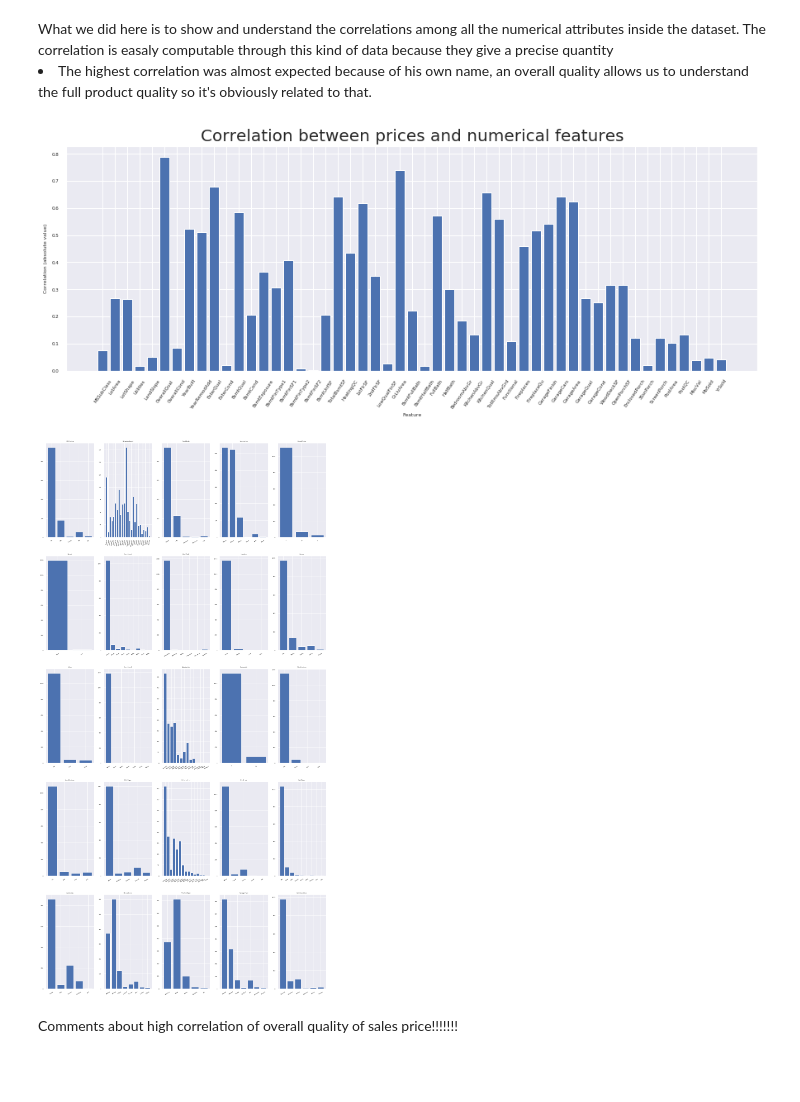
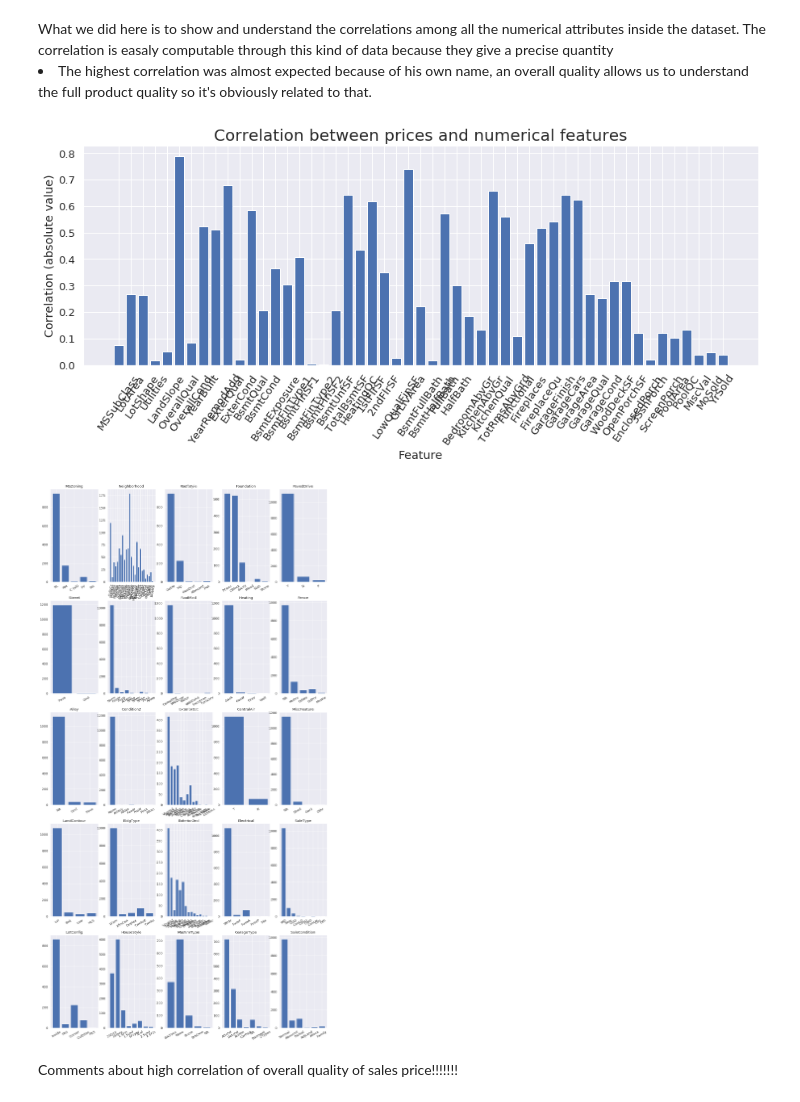
Before and after one commit to pietrOrtuso/Algorithmic-Machine-Learning, a Jupyter notebook: Challenges/House_Pricing/house_pricing_challenge.ipynb, the cells around one changed output. Cells and saved outputs as stored; diff of their text form; code cells hidden in the pictures; blank space fills up the shorter version.

```diff
--- a/Challenges/House_Pricing/house_pricing_challenge.ipynb
+++ b/Challenges/House_Pricing/house_pricing_challenge.ipynb
@@ -159,9 +162,9 @@ for column in list(train_data_num):
         print(column)
 
 
-train_data_num.LotFrontage = train_data.LotFrontage.replace(to_replace="NA",value = "0")
-train_data_num.MasVnrArea = train_data.MasVnrArea.replace(to_replace="NA",value = "0")
-train_data_num.GarageYrBlt = train_data.GarageYrBlt.replace(to_replace="NA",value = "0")
+train_data_num.LotFrontage = train_data_num.LotFrontage.replace(to_replace="NA",value = "0")
+train_data_num.MasVnrArea = train_data_num.MasVnrArea.replace(to_replace="NA",value = "0")
+train_data_num.GarageYrBlt = train_data_num.GarageYrBlt.replace(to_replace="NA",value = "0")
 # %% [output]
 LotFrontage
 Alley
@@ -196,12 +196,12 @@ REMEMBER TO MAKE AN ATTEMPT WITHOUT REMOVING RECORDS!
 house_data_num = pd.concat([train_data_num, prices], axis = 1)
 # %%
 corr = house_data_num.corr()
-top_corr_cols = corr[abs((corr.SalePrice)>=.26)].SalePrice.sort_values(ascending=False).keys() #take higher correlation, get rid of very low ones
+top_corr_cols = corr[abs((corr.SalePrice)>=.20)].SalePrice.sort_values(ascending=False).keys() #take higher correlation, get rid of very low ones
 top_corr = corr.loc[top_corr_cols, top_corr_cols]
 dropSelf = np.zeros_like(top_corr)    #fill of zero a matrix of the same shape of topcorr
 dropSelf[np.triu_indices_from(dropSelf)] = True
 plt.figure(figsize=(20, 20))
 sns.heatmap(top_corr, cmap=sns.diverging_palette(220, 10, as_cmap=True), annot=True, fmt=".2f", mask=dropSelf)
-sns.set(font_scale=0.5)
+sns.set(font_scale=1.2)
 plt.show()
 # %% [output]
@@ -212,34 +212,35 @@ plt.show()
     <li>The highest correlation was almost expected because of his own name, an overall quality allows us to understand the full product quality so it's obviously related to that.</li>
 <list>
 # %%
-corr = house_data_num.corr().loc[:,"SalePrice"].abs()
+corrSales = house_data_num.corr().loc[:,"SalePrice"].abs()
 plt.figure(figsize = (15,5))
 plt.title("Correlation between prices and numerical features", fontsize = 20)
 plt.xlabel("Feature")
 plt.ylabel("Correlation (absolute value)")
-plt.bar(range(len(corr.index[:-1])), corr.values[:-1])
-plt.xticks(range(len(corr.index[:-1])), corr.index[:-1], rotation = 55)
+plt.bar(range(len(corrSales.index[:-1])), corrSales.values[:-1])
+plt.xticks(range(len(corrSales.index[:-1])), corrSales.index[:-1], rotation = 55)
+sns.set(font_scale=1.2)
 plt.show()
 
 fig, ax = plt.subplots(5,5, figsize = (20,40))
 a = 0
 b = 0
 for key in list(train_data_cat):
     ax[a,b].set_title(key)
     ncat = train_data_cat[key].unique().size
     ax[a,b].bar(range(ncat),
                 [(train_data_cat[key] == value).sum() for value in train_data_cat[key].unique()],
                 tick_label = train_data_cat[key].unique())
     ax[a,b].set_xticklabels(train_data_cat[key].unique(), rotation = 30)
     if len(train_data_cat[key].unique()) > 20:
         ax[a,b].set_xticklabels(train_data_cat[key].unique(), rotation = 80)
     a += 1
     if a == 5:
         b += 1
         a = 0
 # %% [output]
-[figure, old version]
+[figure, new version]
-[figure, old version]
+[figure, new version]
 # %% [markdown]
 Comments about high correlation of overall quality of sales price!!!!!!!
 # %%
```
Also changed, not shown: parts of 23 cells of this notebook, 1 other file.
